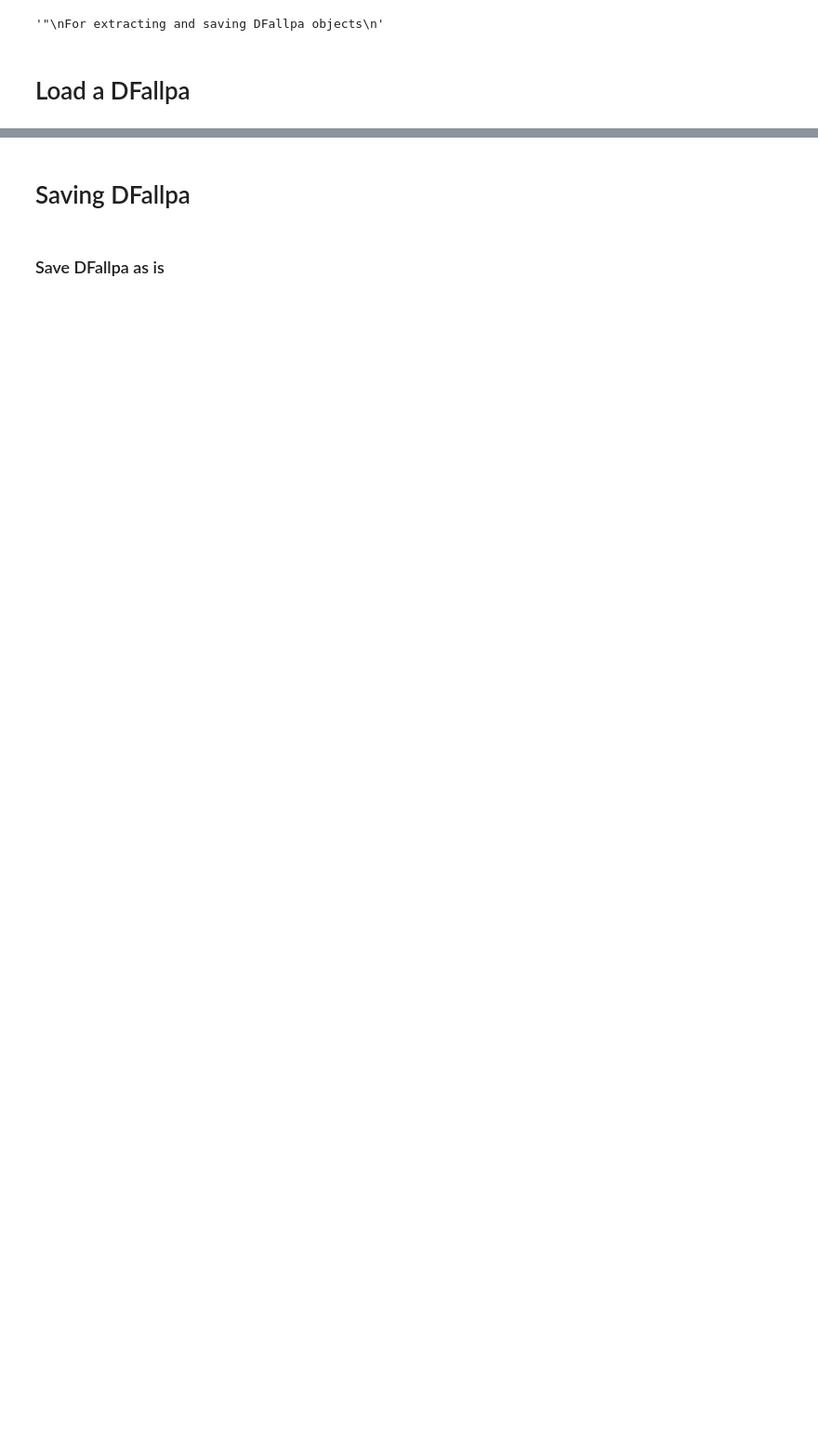
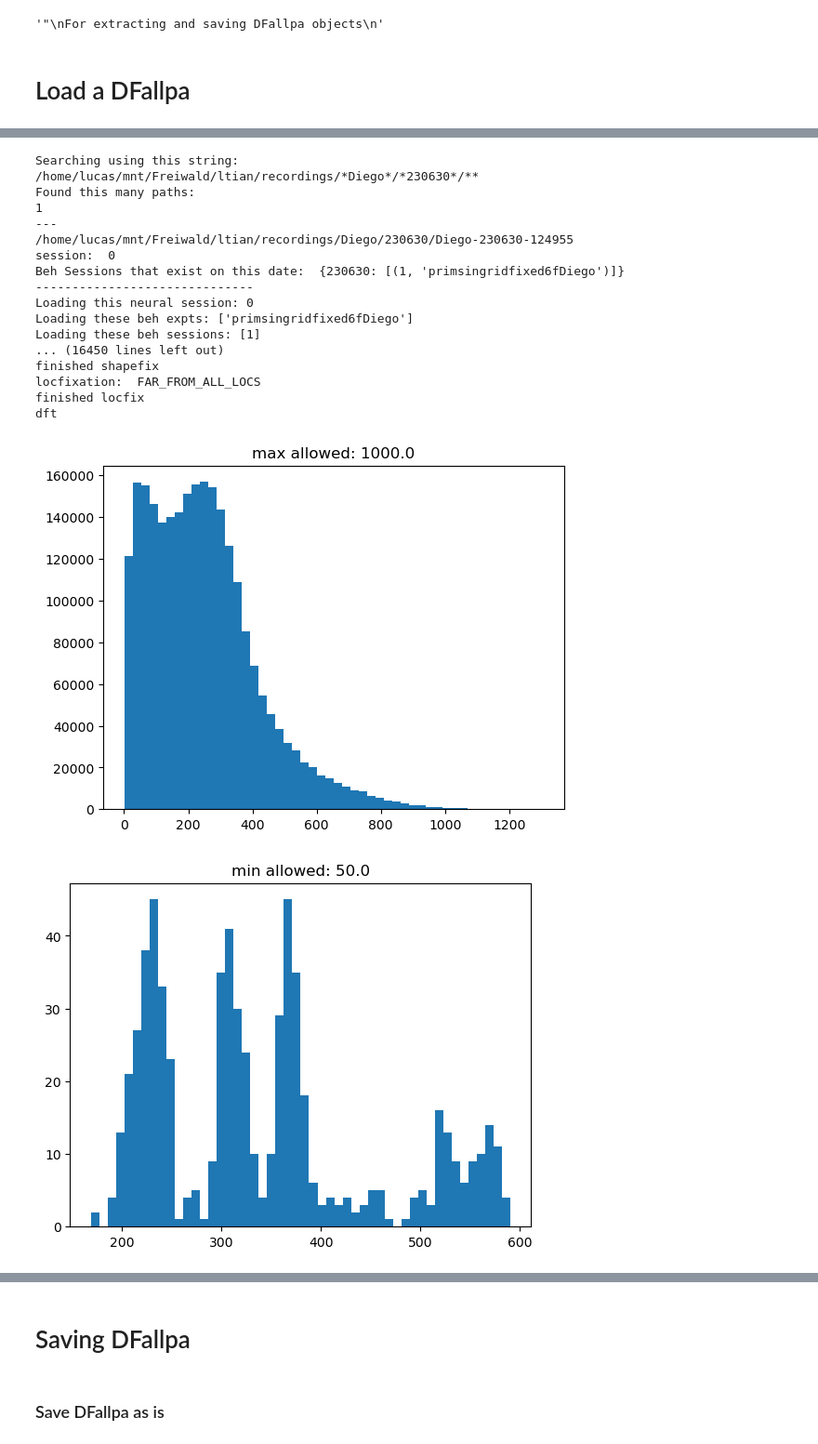
Before and after one commit to lucast4/neuralmonkey, a Jupyter notebook: neuralmonkey/notebooks_tutorials/240501_extract_dfallpa.ipynb, the cells around one changed output, grey strips where cells are left out. Shown at 93% size. Cells and saved outputs as stored; diff of their text form; code cells hidden in the pictures; blank space fills up the shorter version.

```diff
--- a/neuralmonkey/notebooks_tutorials/240501_extract_dfallpa.ipynb
+++ b/neuralmonkey/notebooks_tutorials/240501_extract_dfallpa.ipynb
@@ -140,0 +151,52 @@ for col in pa.Xlabels["trials"]:
+# %%
+# get session object
+animal = "Diego"
+date_list = [230630]
+RUN_CLUSTERFIX = False
+
+question = "PIG_BASE_saccade_fix_on" # holds variety of prepropoessing steps to clean data, specificalyl for PIG data.
+list_time_windows = [(-0.4, 0.4)] # to slice data including just within this time window (realtive to events)
+##### note: fine for preparation period, but may want to change if diff period^
+events_keep = ["00_fixon_preparation"]
+combine_into_larger_areas = False
+which_level = "saccade_fix_on"
+SPIKES_VERSION = "kilosort_if_exists"
+
+for date in date_list:
+    MS = load_mult_session_helper(date, animal, spikes_version=SPIKES_VERSION)
+    # sn = MS.SessionsList[session]
+
+    if RUN_CLUSTERFIX==True:
+        for sn in MS.SessionsList:
+            session = sn.RecSession
+            print("doing session: ", session)
+            savedir = f"/home/kgg/Desktop/eyetracking_analyses/{animal}-{date}-{session}"
+            os.makedirs(savedir, exist_ok=True)
+            sn.extract_and_save_clusterfix_results()
+
+    DFallpa = dfallpa_extraction_load_wrapper(animal, date, question, list_time_windows,
+                                        which_level=which_level,
+                                        events_keep = events_keep,
+                                        combine_into_larger_areas=combine_into_larger_areas,
+                                        HACK_RENAME_SHAPES=False,
+                                        SPIKES_VERSION=SPIKES_VERSION)
+# %% [output]
+Searching using this string:
+/home/lucas/mnt/Freiwald/ltian/recordings/*Diego*/*230630*/**
+Found this many paths:
+1
+---
+/home/lucas/mnt/Freiwald/ltian/recordings/Diego/230630/Diego-230630-124955
+session:  0
+Beh Sessions that exist on this date:  {230630: [(1, 'primsingridfixed6fDiego')]}
+------------------------------
+Loading this neural session: 0
+Loading these beh expts: ['primsingridfixed6fDiego']
+Loading these beh sessions: [1]
+... (16450 lines left out)
+finished shapefix
+locfixation:  FAR_FROM_ALL_LOCS
+finished locfix
+dft
+[figure, added]
+[figure, added]
```
Also changed, not shown: parts of 27 cells of this notebook, 1 other file.
